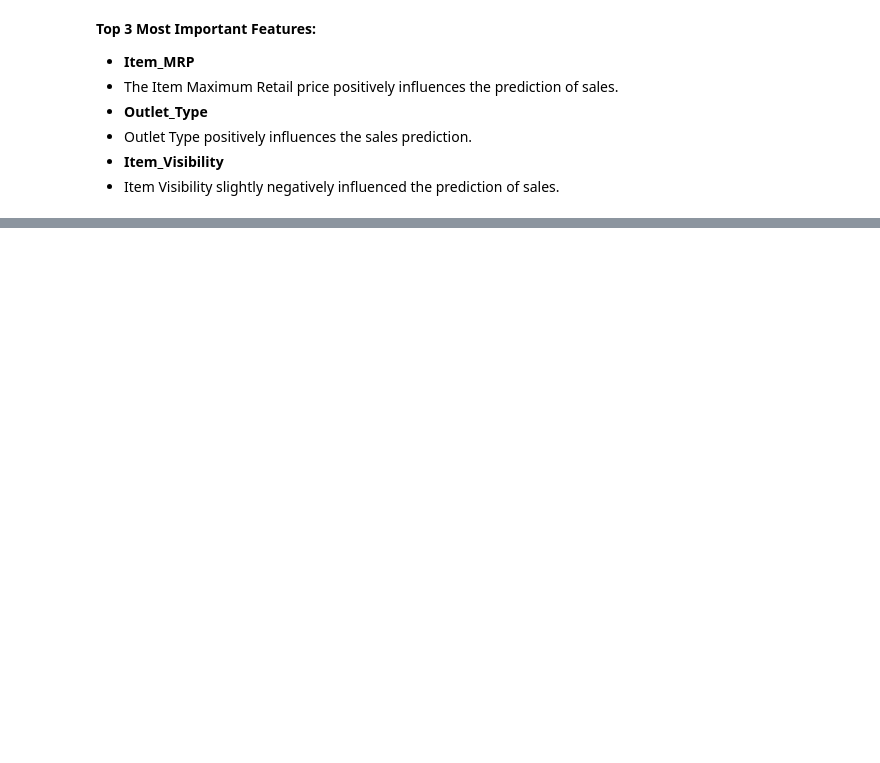
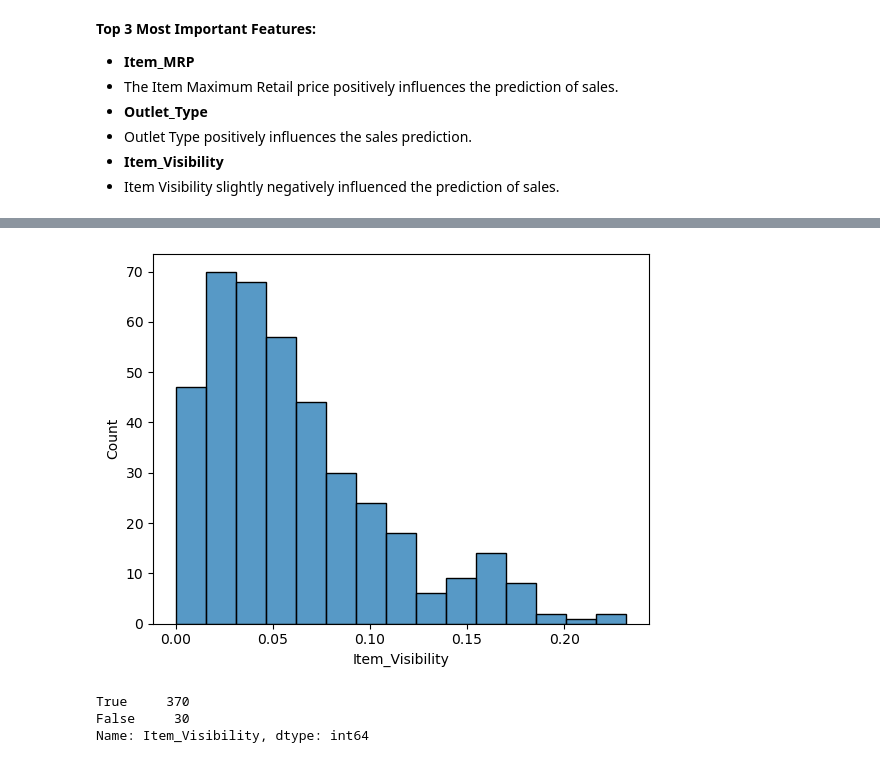
Before and after one commit to G3ntl3g1ant/sales-predictions, a Jupyter notebook: Explaining Models with Shap.ipynb, the cells around one changed output, grey strips where cells are left out. Cells and saved outputs as stored; diff of their text form; code cells hidden in the pictures; blank space fills up the shorter version.

```diff
--- a/Explaining Models with Shap.ipynb
+++ b/Explaining Models with Shap.ipynb
@@ -95,0 +130,13 @@ No data for colormapping provided via 'c'. Parameters 'vmin', 'vmax' will be ign
+# %%
+# Item_Visibility
+sns.histplot(X_shap['Item_Visibility']);
+# %% [output]
+[figure, added]
+# %%
+# Saving Item_Visibility filter
+filt_visibility = X_shap['Item_Visibility'] < 0.15
+filt_visibility.value_counts()
+# %% [output]
+True     370
+False     30
+Name: Item_Visibility, dtype: int64
```
Also changed, not shown: parts of 23 cells of this notebook.
